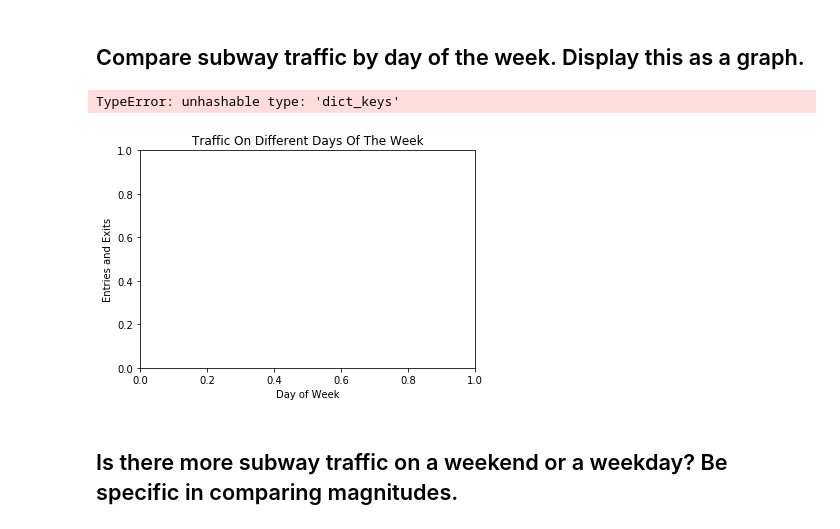
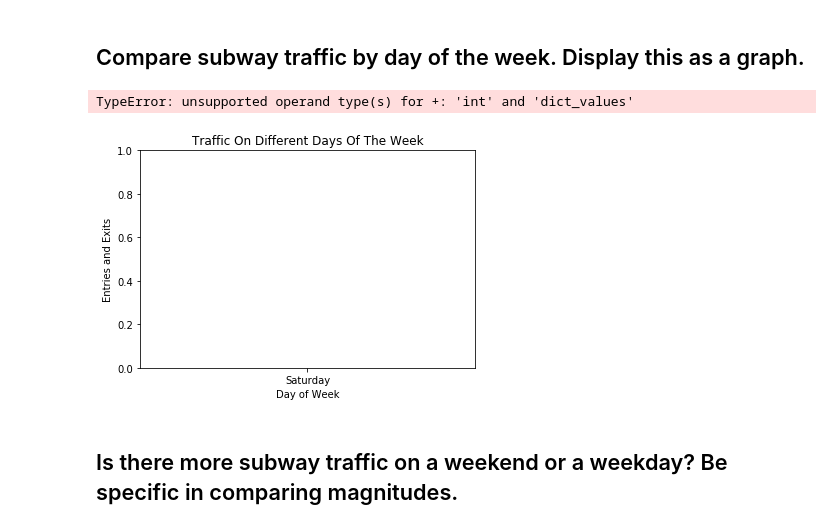
Before and after one commit to georgewillben/dsc-0-03-08-understanding-pandas-series-and-dataframes-lab-online-ds-pt-100118, a Jupyter notebook: index.ipynb, the cells around one changed output. Cells and saved outputs as stored; diff of their text form; code cells hidden in the pictures.

```diff
--- a/index.ipynb
+++ b/index.ipynb
@@ -115,23 +115,23 @@ Index(['linename', 'c/a', 'unit', 'scp', 'station', 'division', 'date', 'time',
 # %%
 #Your code here
 df.date = pd.to_datetime(df.date, format = '%m/%d/%Y')
 df.loc[:,'weekday'] = df.date.dt.day_name()
 df.loc[:,'traffic'] = df.loc[:,'entries'] + df.loc[:,'entries']
 
 
 xy = {}
 for day in df.weekday.unique():
     total_traffic = 0
     total_traffic += sum(df.loc[df['weekday']==day,'traffic'])
     xy.update({day:total_traffic})
 plt.title('Traffic on different days of the week'.title())
 plt.ylabel('Entries and Exits')
 plt.xlabel('Day of Week')
-plt.bar(xy.keys(),xy.values())
+plt.bar(list(xy.keys()),xy.values())
 plt.show()
 # %% [output]
-TypeError: unhashable type: 'dict_keys'
+TypeError: unsupported operand type(s) for +: 'int' and 'dict_values'
-[figure, old version]
+[figure, new version]
 # %% [markdown]
 ## Is there more subway traffic on a weekend or a weekday?    Be specific in comparing magnitudes.
 # %%
```
